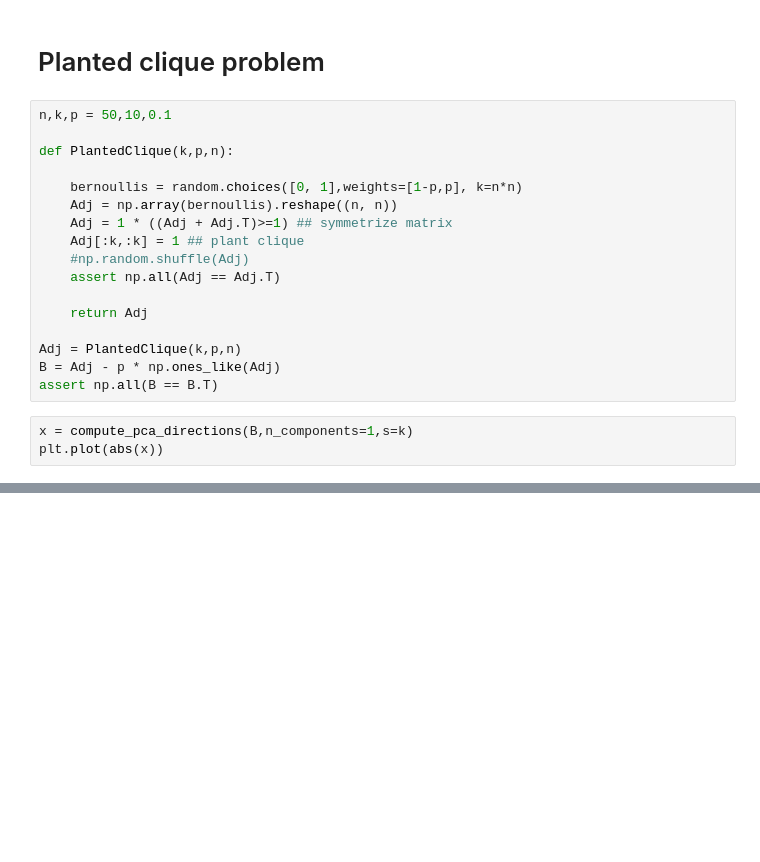
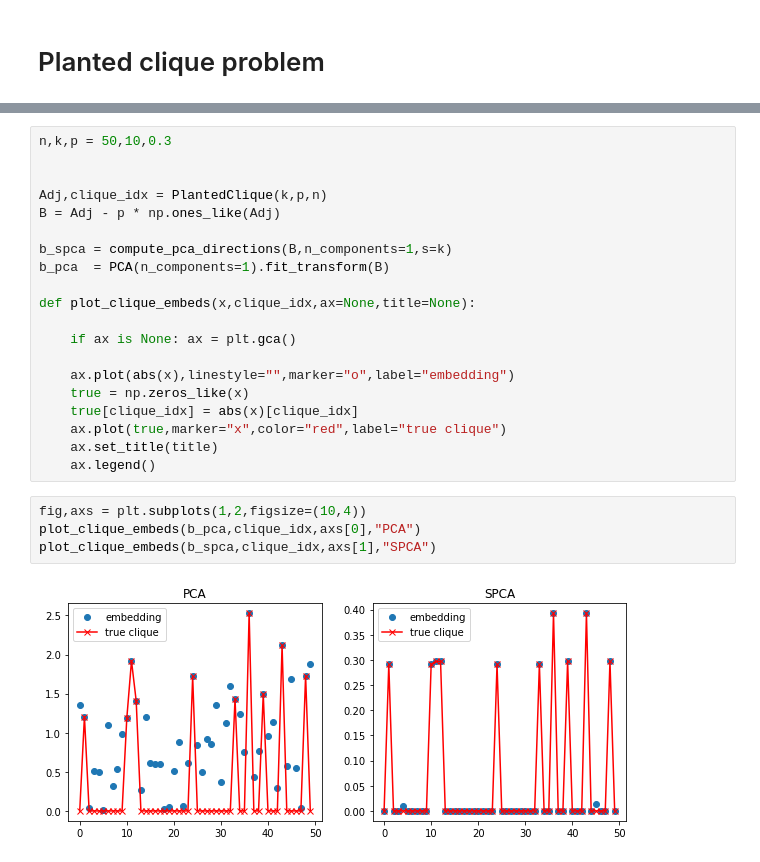
Before and after one commit to kallel-mahdi/Sparse-PCA, a Jupyter notebook: k_clique.ipynb, the cells around one changed output, grey strips where cells are left out. Saved outputs shown, nothing was run; the diff lists cells and outputs as text; blank space fills up the shorter version.

Commit message:
Fixed the k-clique test

```diff
--- a/k_clique.ipynb
+++ b/k_clique.ipynb
@@ -363,23 +363,3 @@ $$\sigma _{1}\left( X^{*}\right) \ =1\ \ and\ \sigma _{i}\left( X^{*}\right) =0\
 \end{array}
 # %% [markdown]
 # Planted clique problem
-# %%
-n,k,p = 50,10,0.1
-
-def PlantedClique(k,p,n):
-
-    bernoullis = random.choices([0, 1],weights=[1-p,p], k=n*n)
-    Adj = np.array(bernoullis).reshape((n, n))
-    Adj = 1 * ((Adj + Adj.T)>=1) ## symmetrize matrix
-    Adj[:k,:k] = 1 ## plant clique
-    #np.random.shuffle(Adj)
-    assert np.all(Adj == Adj.T)
-
-    return Adj
-
-Adj = PlantedClique(k,p,n)
-B = Adj - p * np.ones_like(Adj)
-assert np.all(B == B.T)
-# %%
-x = compute_pca_directions(B,n_components=1,s=k)
-plt.plot(abs(x))
@@ -388,0 +393,26 @@ plt.plot(abs(x))
+# %%
+n,k,p = 50,10,0.3
+
+
+Adj,clique_idx = PlantedClique(k,p,n)
+B = Adj - p * np.ones_like(Adj)
+
+b_spca = compute_pca_directions(B,n_components=1,s=k)
+b_pca  = PCA(n_components=1).fit_transform(B)
+
+def plot_clique_embeds(x,clique_idx,ax=None,title=None):
+
+    if ax is None: ax = plt.gca()
+
+    ax.plot(abs(x),linestyle="",marker="o",label="embedding")
+    true = np.zeros_like(x)
+    true[clique_idx] = abs(x)[clique_idx]
+    ax.plot(true,marker="x",color="red",label="true clique")
+    ax.set_title(title)
+    ax.legend()
+# %%
+fig,axs = plt.subplots(1,2,figsize=(10,4))
+plot_clique_embeds(b_pca,clique_idx,axs[0],"PCA")
+plot_clique_embeds(b_spca,clique_idx,axs[1],"SPCA")
+# %% [output]
+[figure, added]
```
Also changed, not shown: parts of 2 cells of this notebook.
